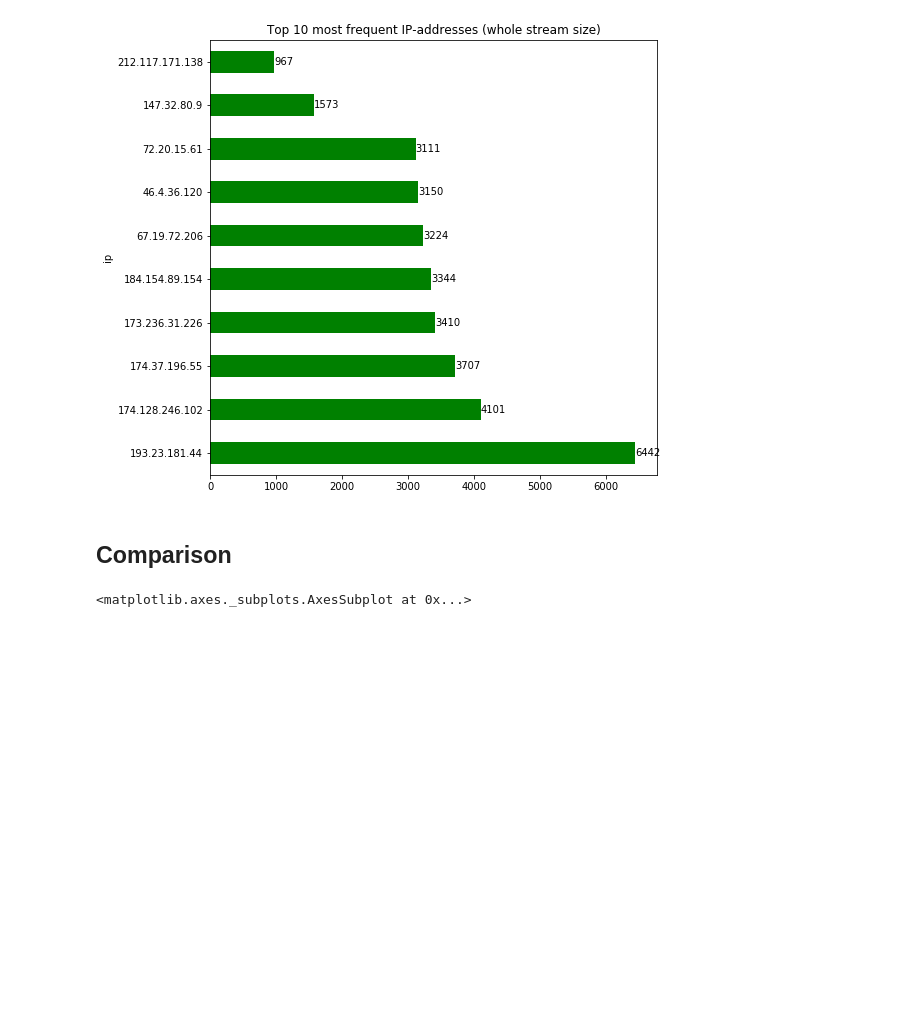
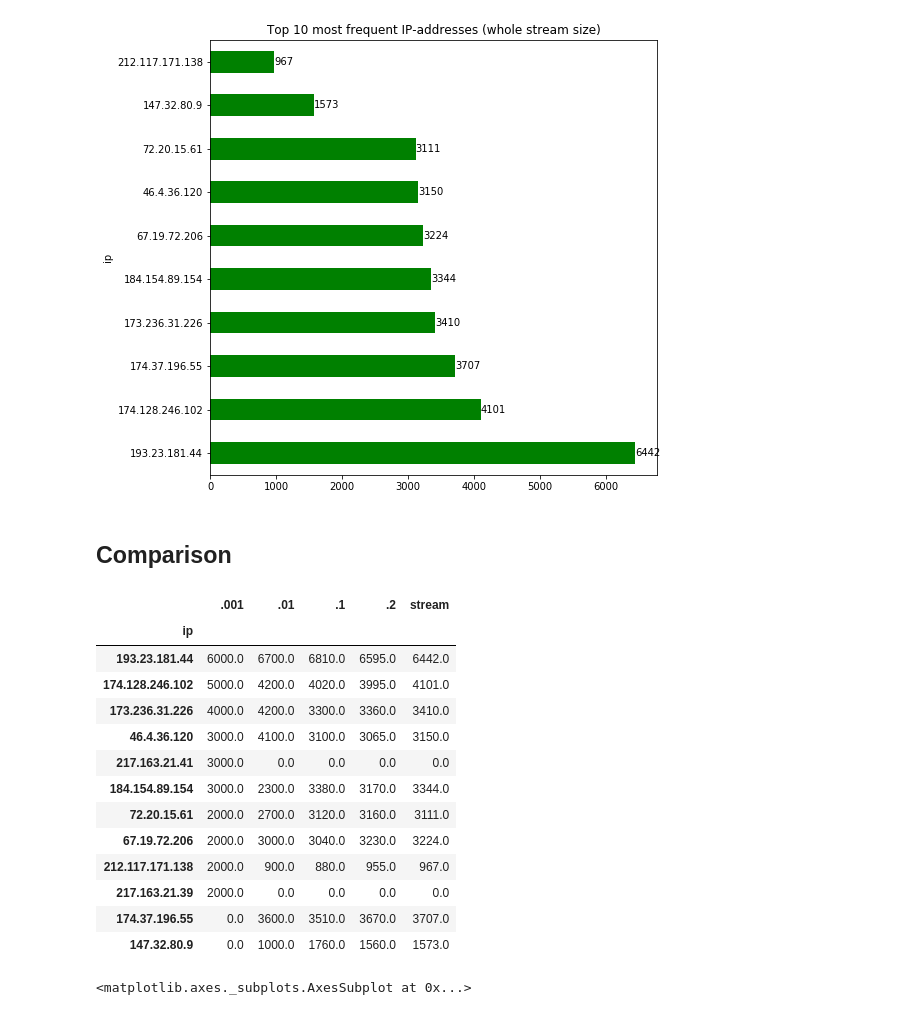
Before and after one commit to chengh42/Cyber-Data-Analytics, a Jupyter notebook: data stream/Task1_Sampling.ipynb, the cells around one changed output. Saved outputs shown, nothing was run; the diff lists cells and outputs as text; code cells hidden in the pictures; blank space fills up the shorter version.

```diff
--- a/data stream/Task1_Sampling.ipynb
+++ b/data stream/Task1_Sampling.ipynb
@@ -96,10 +101,12 @@ def reservior_sampling(k = 60000):
 # %% [markdown]
 ### Different reservior sizes
 # %%
-# plot for reservior size = 6350
-ips, pp = reservior_sampling(6350)
+ips, pp, exe_time = reservior_sampling(6350) # reservior size = 6350
+print('===== reservior sampling time: {0:0.2f} sec ====='.format(exe_time))
+
 ax = ips.plot(x='ip', y='freq', kind='barh', legend=False, figsize=(8,8),
               title='Top 10 most frequent IP-addresses (reservior size= %0.3f * stream size)' % pp)
+
 
 # add freq values to the barplot
 for i, v in enumerate(ips.values):
@@ -108,4 +115,5 @@ for i, v in enumerate(ips.values):
 # book keeping
 ips.freq = ips.freq.apply(lambda x: x/pp)
 ips_top10 = ips.copy()
+exe_times = np.array([exe_time])
 # %% [output]
@@ -112,7 +121,8 @@ ips_top10 = ips.copy()
 [figure]
 # %%
-# plot for reservior size = 63,500
-ips, pp = reservior_sampling(63500)
+ips, pp, exe_time = reservior_sampling(63500) # reservior size = 63,500
+print('===== reservior sampling time: {0:0.2f} sec ====='.format(exe_time))
+
 ax = ips.plot(x='ip', y='freq', kind='barh', legend=False, figsize=(8,8),
               title='Top 10 most frequent IP-addresses (reservior size= %0.2f * stream size)' % (pp))
 
@@ -123,4 +133,5 @@ for i, v in enumerate(ips.values):
 # book keeping
 ips.freq = ips.freq.apply(lambda x: x/pp)
 ips_top10 = pd.merge(ips_top10, ips, how='outer', on='ip')
+exe_times = np.append(exe_times, exe_time)
 # %% [output]
@@ -127,7 +139,8 @@ ips_top10 = pd.merge(ips_top10, ips, how='outer', on='ip')
 [figure]
 # %%
-# plot for reservior size = 635,000
-ips, pp = reservior_sampling(635000)
+ips, pp, exe_time = reservior_sampling(635000) # reservior size = 635,000
+print('===== reservior sampling time: {0:0.2f} sec ====='.format(exe_time))
+
 ax = ips.plot(x='ip', y='freq', kind='barh', legend=False, figsize=(8,8),
               title='Top 10 most frequent IP-addresses (reservior size= %0.2f * stream size)' % (pp))
 
@@ -138,4 +151,5 @@ for i, v in enumerate(ips.values):
 # book keeping
 ips.freq = ips.freq.apply(lambda x: x/pp)
 ips_top10 = pd.merge(ips_top10, ips, how='outer', on='ip')
+exe_times = np.append(exe_times, exe_time)
 # %% [output]
@@ -142,7 +157,8 @@ ips_top10 = pd.merge(ips_top10, ips, how='outer', on='ip')
 [figure]
 # %%
-# plot for reservior size = 1,270,000
-ips, pp = reservior_sampling(1270000)
+ips, pp, exe_time = reservior_sampling(1270000) # reservior size = 1,270,000
+print('===== reservior sampling time: {0:0.2f} sec ====='.format(exe_time))
+
 ax = ips.plot(x='ip', y='freq', kind='barh', legend=False, figsize=(8,8),
               title='Top 10 most frequent IP-addresses (reservior size= %0.2f * stream size)' % (pp))
 
@@ -153,4 +169,5 @@ for i, v in enumerate(ips.values):
 # book keeping
 ips.freq = ips.freq.apply(lambda x: x/pp)
 ips_top10 = pd.merge(ips_top10, ips, how='outer', on='ip')
+exe_times = np.append(exe_times, exe_time)
 # %% [output]
@@ -185,6 +203,23 @@ ips_top10 = pd.merge(ips_top10, top10, how='outer', on='ip')
 ips_top10.fillna(value=0, inplace=True)
 ips_top10.set_index('ip', inplace=True)
 ips_top10.columns = ['.001', '.01', '.1', '.2', 'stream']
+# %%
+ips_top10
+# %% [output]
+|  | .001 | .01 | .1 | .2 | stream |
+| ip |  |  |  |  |  |
+| 193.23.181.44 | 6000.0 | 6700.0 | 6810.0 | 6595.0 | 6442.0 |
+| 174.128.246.102 | 5000.0 | 4200.0 | 4020.0 | 3995.0 | 4101.0 |
+| 173.236.31.226 | 4000.0 | 4200.0 | 3300.0 | 3360.0 | 3410.0 |
+| 46.4.36.120 | 3000.0 | 4100.0 | 3100.0 | 3065.0 | 3150.0 |
+| 217.163.21.41 | 3000.0 | 0.0 | 0.0 | 0.0 | 0.0 |
+| 184.154.89.154 | 3000.0 | 2300.0 | 3380.0 | 3170.0 | 3344.0 |
+| 72.20.15.61 | 2000.0 | 2700.0 | 3120.0 | 3160.0 | 3111.0 |
+| 67.19.72.206 | 2000.0 | 3000.0 | 3040.0 | 3230.0 | 3224.0 |
+| 212.117.171.138 | 2000.0 | 900.0 | 880.0 | 955.0 | 967.0 |
+| 217.163.21.39 | 2000.0 | 0.0 | 0.0 | 0.0 | 0.0 |
+| 174.37.196.55 | 0.0 | 3600.0 | 3510.0 | 3670.0 | 3707.0 |
+| 147.32.80.9 | 0.0 | 1000.0 | 1760.0 | 1560.0 | 1573.0 |
 # %%
 ips_top10.plot(kind='barh', figsize=(8, 10), colormap='viridis',
                title='Top 10 most frequent IP address: different reservior sizes')
```
Also changed, not shown: parts of 7 cells of this notebook.
